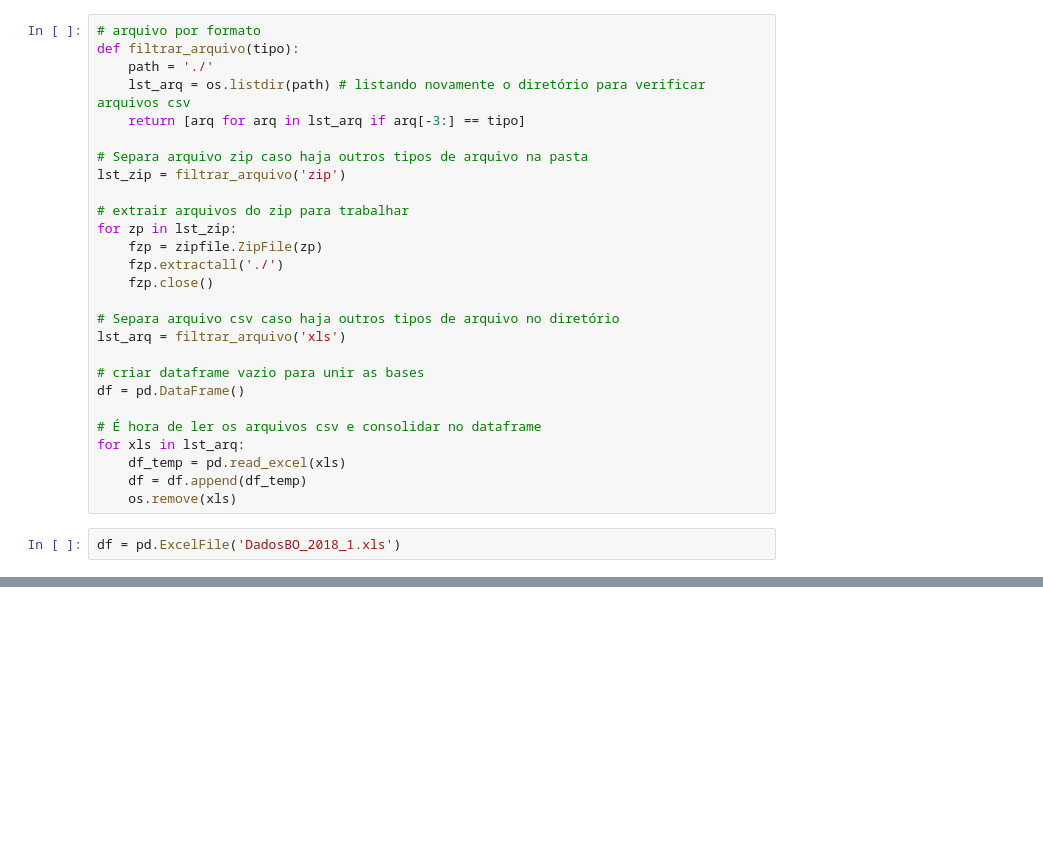
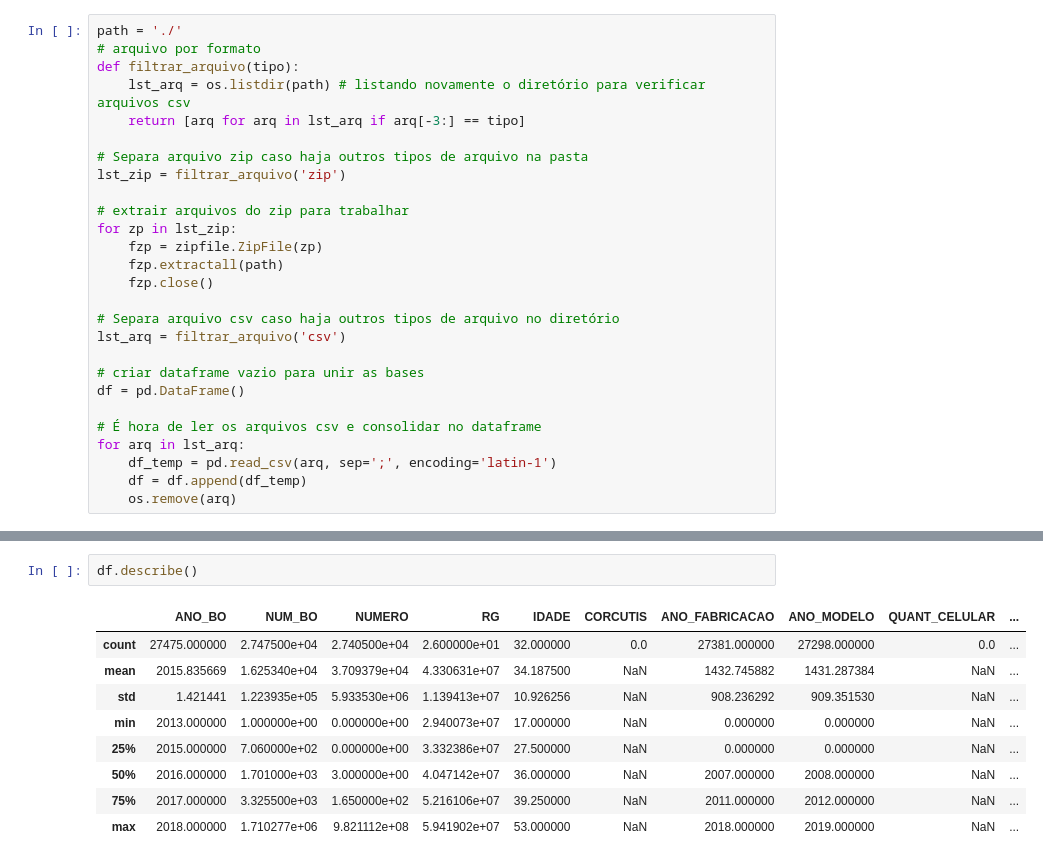
Before and after one commit to vitorioluis/Machine-Learning, a Jupyter notebook: Roubo de Carro no Vale Paraíba/Roubos Carros Vale Paraiba.ipynb, the cells around one changed output, grey strips where cells are left out. Drawn from its saved outputs; the diff is of its cells as text; blank space fills up the shorter version.

```diff
--- a/Roubo de Carro no Vale Paraíba/Roubos Carros Vale Paraiba.ipynb
+++ b/Roubo de Carro no Vale Paraíba/Roubos Carros Vale Paraiba.ipynb
@@ -18,7 +11,7 @@ from pandas import ExcelFile
 # %%
+path = './'
 # arquivo por formato
 def filtrar_arquivo(tipo):
-    path = './'
     lst_arq = os.listdir(path) # listando novamente o diretório para verificar arquivos csv
     return [arq for arq in lst_arq if arq[-3:] == tipo]
 
@@ -28,19 +21,17 @@ lst_zip = filtrar_arquivo('zip')
 # extrair arquivos do zip para trabalhar
 for zp in lst_zip:
     fzp = zipfile.ZipFile(zp)
-    fzp.extractall('./')
+    fzp.extractall(path)
     fzp.close()
 
 # Separa arquivo csv caso haja outros tipos de arquivo no diretório
-lst_arq = filtrar_arquivo('xls')
+lst_arq = filtrar_arquivo('csv')
 
 # criar dataframe vazio para unir as bases
 df = pd.DataFrame()
 
 # É hora de ler os arquivos csv e consolidar no dataframe
-for xls in lst_arq:
-    df_temp = pd.read_excel(xls)
+for arq in lst_arq:
+    df_temp = pd.read_csv(arq, sep=';', encoding='latin-1')
     df = df.append(df_temp)
-    os.remove(xls)
+    os.remove(arq)
-# %%
-df = pd.ExcelFile('DadosBO_2018_1.xls')
@@ -48,0 +78,12 @@ XLRDError: Unsupported format, or corrupt file: Expected BOF record; found b'A\x
+# %%
+df.describe()
+# %% [output]
+|  | ANO_BO | NUM_BO | NUMERO | RG | IDADE | CORCUTIS | ANO_FABRICACAO | ANO_MODELO | QUANT_CELULAR | ... |
+| count | 27475.000000 | 2.747500e+04 | 2.740500e+04 | 2.600000e+01 | 32.000000 | 0.0 | 27381.000000 | 27298.000000 | 0.0 | ... |
+| mean | 2015.835669 | 1.625340e+04 | 3.709379e+04 | 4.330631e+07 | 34.187500 | NaN | 1432.745882 | 1431.287384 | NaN | ... |
+| std | 1.421441 | 1.223935e+05 | 5.933530e+06 | 1.139413e+07 | 10.926256 | NaN | 908.236292 | 909.351530 | NaN | ... |
+| min | 2013.000000 | 1.000000e+00 | 0.000000e+00 | 2.940073e+07 | 17.000000 | NaN | 0.000000 | 0.000000 | NaN | ... |
+| 25% | 2015.000000 | 7.060000e+02 | 0.000000e+00 | 3.332386e+07 | 27.500000 | NaN | 0.000000 | 0.000000 | NaN | ... |
+| 50% | 2016.000000 | 1.701000e+03 | 3.000000e+00 | 4.047142e+07 | 36.000000 | NaN | 2007.000000 | 2008.000000 | NaN | ... |
+| 75% | 2017.000000 | 3.325500e+03 | 1.650000e+02 | 5.216106e+07 | 39.250000 | NaN | 2011.000000 | 2012.000000 | NaN | ... |
+| max | 2018.000000 | 1.710277e+06 | 9.821112e+08 | 5.941902e+07 | 53.000000 | NaN | 2018.000000 | 2019.000000 | NaN | ... |
```
Also changed, not shown: parts of 7 cells of this notebook, 8 other files.
